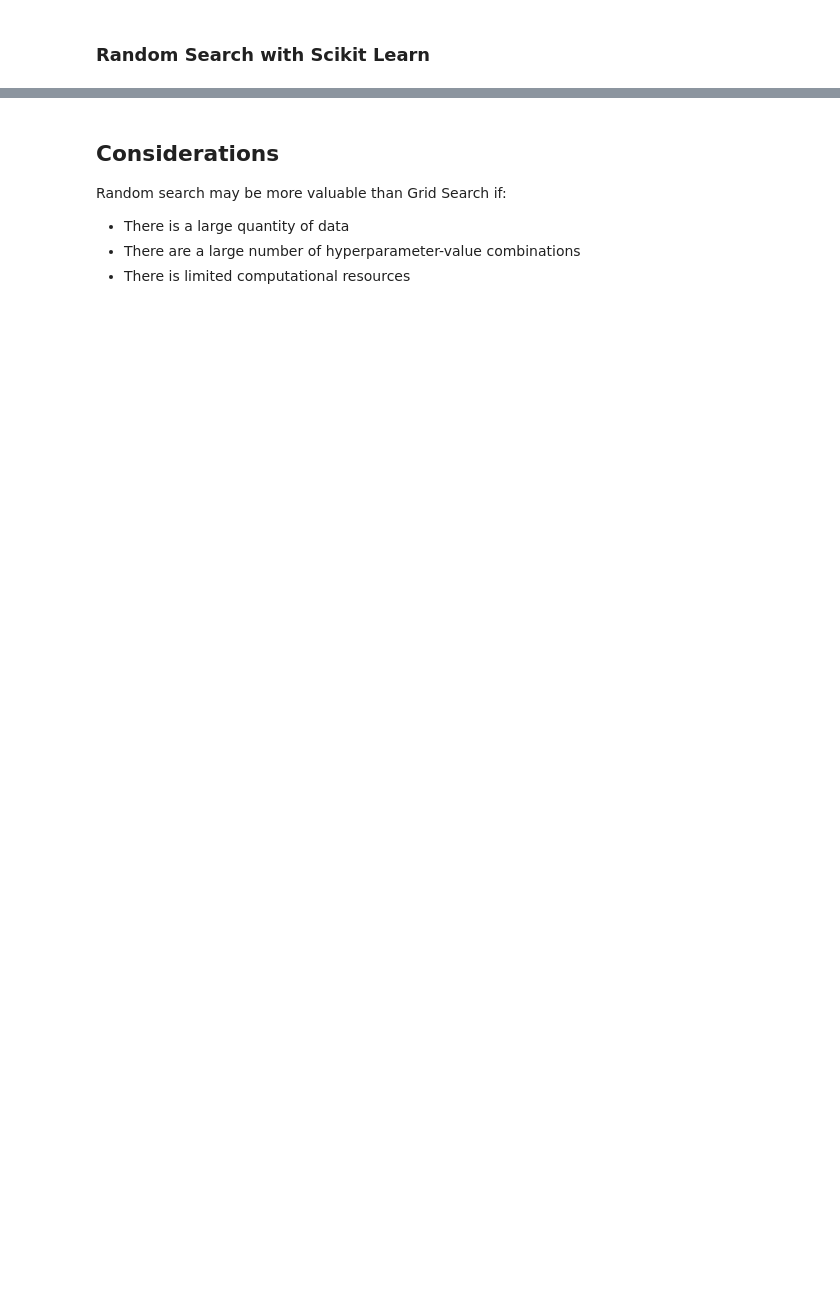
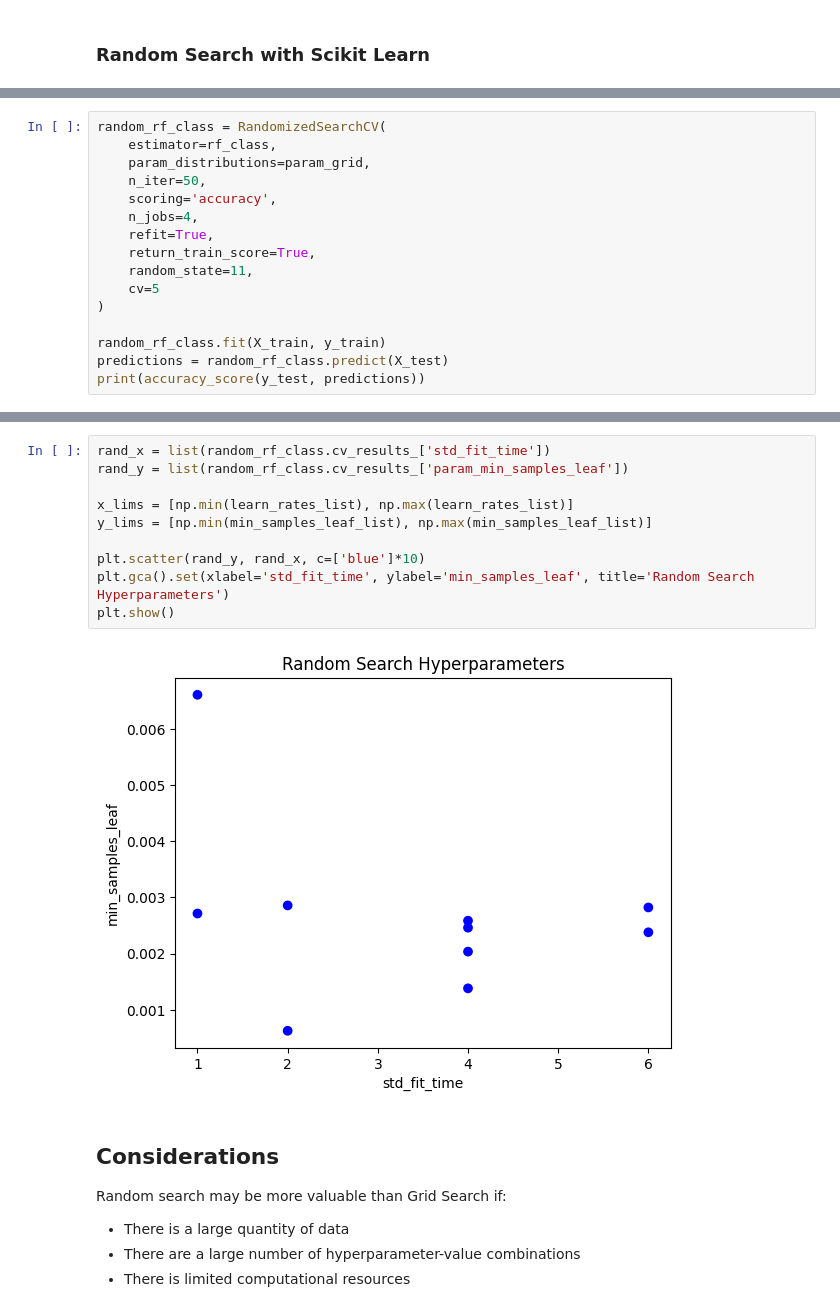
Before and after one commit to bodhichristian/notebooks, a Jupyter notebook: ml/hyperparameter_tuning/hyperparameter_tuning.ipynb, the cells around one changed output, grey strips where cells are left out. Saved outputs shown, nothing was run; the diff lists cells and outputs as text; blank space fills up the shorter version.

Commit message:
add notes on RandomizedSearchCV

```diff
--- a/ml/hyperparameter_tuning/hyperparameter_tuning.ipynb
+++ b/ml/hyperparameter_tuning/hyperparameter_tuning.ipynb
@@ -162,0 +166,16 @@ print(selected_combinations)
+# %%
+random_rf_class = RandomizedSearchCV(
+    estimator=rf_class,
+    param_distributions=param_grid,
+    n_iter=50,
+    scoring='accuracy',
+    n_jobs=4,
+    refit=True,
+    return_train_score=True,
+    random_state=11,
+    cv=5
+)
+
+random_rf_class.fit(X_train, y_train)
+predictions = random_rf_class.predict(X_test)
+print(accuracy_score(y_test, predictions))
@@ -163,3 +210,15 @@ print(selected_combinations)
+# %%
+rand_x = list(random_rf_class.cv_results_['std_fit_time'])
+rand_y = list(random_rf_class.cv_results_['param_min_samples_leaf'])
+
+x_lims = [np.min(learn_rates_list), np.max(learn_rates_list)]
+y_lims = [np.min(min_samples_leaf_list), np.max(min_samples_leaf_list)]
+
+plt.scatter(rand_y, rand_x, c=['blue']*10)
+plt.gca().set(xlabel='std_fit_time', ylabel='min_samples_leaf', title='Random Search Hyperparameters')
+plt.show()
+# %% [output]
+[figure, added]
 # %% [markdown]
 ## Considerations
 Random search may be more valuable than Grid Search if:
```
Also changed, not shown: parts of 10 cells of this notebook.
